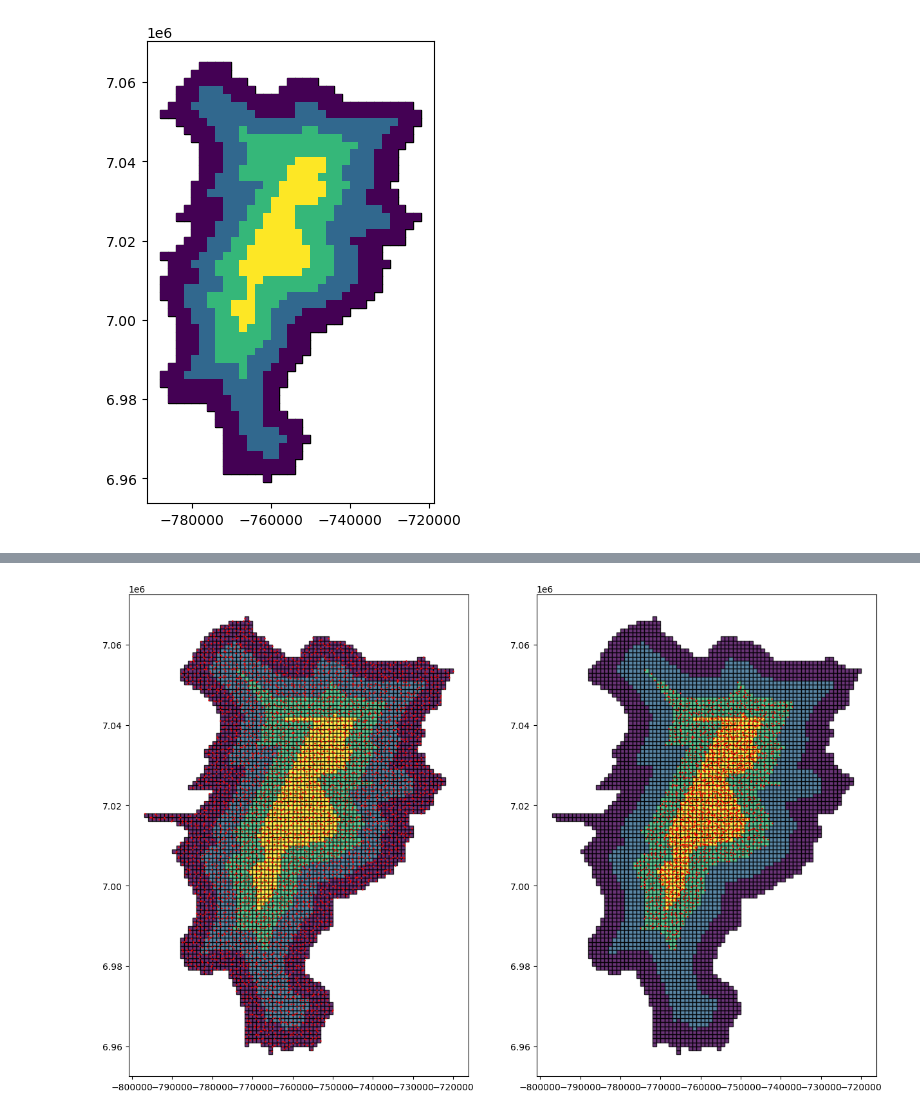
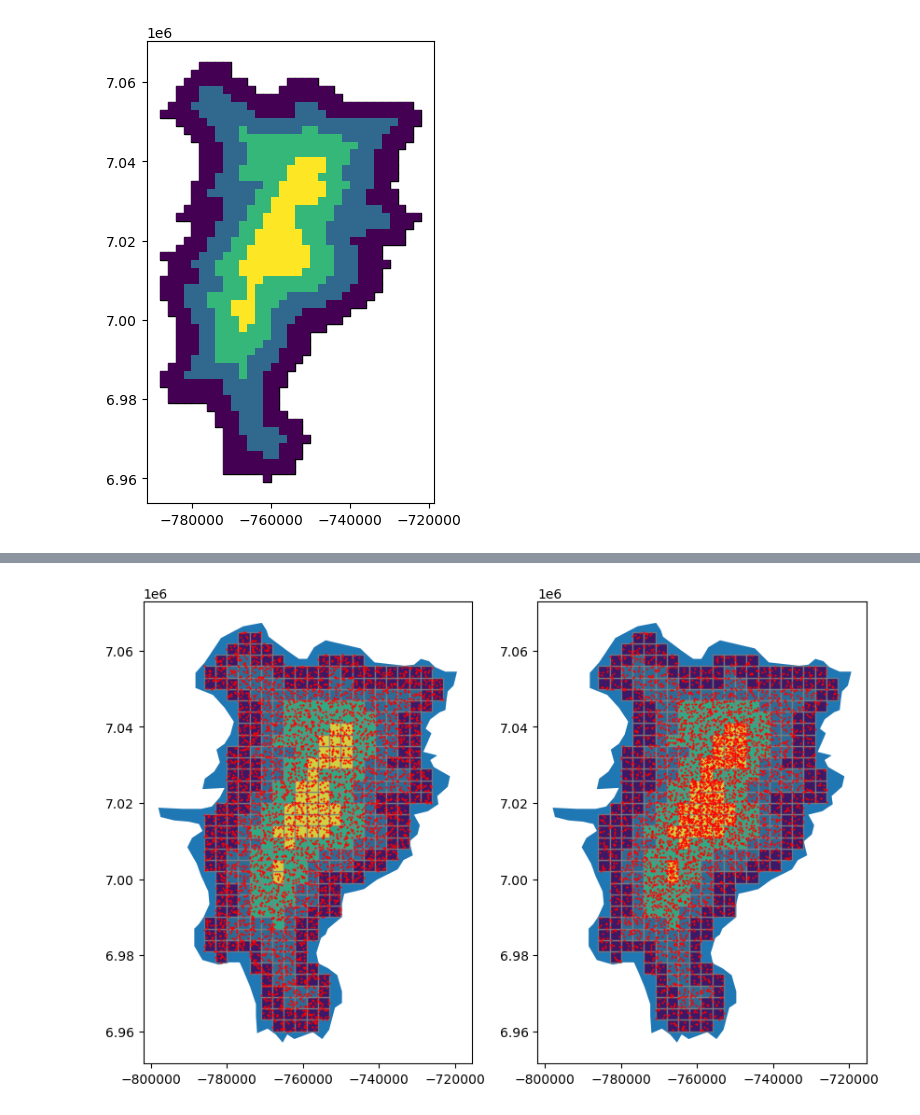
Before and after one commit to paddeaux/radian, a Jupyter notebook: radian_testing.ipynb, the cells around one changed output, grey strips where cells are left out. Drawn from its saved outputs; the diff is of its cells as text; code cells hidden in the pictures.

```diff
--- a/radian_testing.ipynb
+++ b/radian_testing.ipynb
@@ -571,50 +571,86 @@ Name: 0, dtype: geometry
 # %%
 def points_in_raster_grid(raster_grid, total_points=5000, by_area=False):
     multipol_lens = [len(multi_poly.geoms) for multi_poly in raster_grid['geometry']]
-
+    total_grids = np.sum(multipol_lens)
     if by_area:
         multipoly_nums = np.round(total_points / 4)
         multipoly_blocks = multipoly_nums / multipol_lens
-    else:
+    else: # uniform (total_points - (total_points % total_grids)) / total_grids
+        points_per_grid = (total_points - (total_points % total_grids)) / total_grids
+        multipoly_blocks = [points_per_grid for i in range(4)]
         multipoly_nums = np.floor(total_points * (multipol_lens / np.sum(multipol_lens)))
-        multipoly_blocks = multipoly_nums / multipol_lens
 
-    print("Grids in each buffer:\t", multipol_lens)
-    print("Points proportion by buffer\t:", multipoly_nums)
-    print("Points per grid by buffer:\t", multipoly_blocks)
+        # uniform division
+        points_per_grid = (total_points - (total_points % total_grids)) / total_grids
+
+        points_grid = [points_per_grid] * total_grids
+        points_mod = total_points - sum(points_grid)
+
+        points_remain = []
+        j = 0
+        for i in range(0, total_grids):
+            if i % 2 == 0:
+                points_remain.append(0)
+            else:
+                if j < points_mod:
+                    points_remain.append(1)
+                    j += 1
+                else:
+                    points_remain.append(0)
+
+        print("length of points_remain", len(points_remain))
+
+        multipoly_blocks = np.add(points_grid, points_remain)
+        #print("points per grid", multipoly_blocks)
+        multipoly_blocks = [int(x) for x in multipoly_blocks]
+        print("total points ", sum(multipoly_blocks))
+        count_twelve = 0
+        for x in multipoly_blocks:
+            if x == 12:
+                count_twelve += 1
+
+        print("number of 12s ", count_twelve)
+
+    print(multipoly_blocks)
 
     points_list = []
-    multi_poly_counter = 0
+    grid_index = 0
     for i, multi_poly in enumerate(raster_grid['geometry']):
+        for poly in multi_poly.geoms:
+            if by_area:
+                grid_index = i
+            points_list += uniform_points_in_polygon(poly, multipoly_blocks[grid_index], to_list=True)
+            grid_index += 1
 
-        for poly in multi_poly.geoms:
-            points_list += uniform_points_in_polygon(poly, round(multipoly_blocks[i]), to_list=True)
-            multi_poly_counter += multipoly_blocks[i]
-        print("Multipoly points:", multi_poly_counter)
+    print("points length = ", len(points_list))
 
     grid_gdf = gpd.GeoDataFrame(pd.DataFrame(points_list, columns=['geometry']), geometry='geometry')
 
     return grid_gdf
 
-kildare_original = gpd.read_file('scenarios/kildare/kildare.geojson').to_crs('EPSG:3857')
-kildare_grid = create_raster_grid(file_dir='scenarios/kildare/kildare.geojson',size_in_km=1, to_file=False, plot=False)
-kildare_points_uniform = points_in_raster_grid(kildare_grid, by_area=False)
-kildare_points_byarea = points_in_raster_grid(kildare_grid, by_area=True)
+def demo_example(size=1):
+
+    kildare_original = gpd.read_file('scenarios/kildare/kildare.geojson').to_crs('EPSG:3857')
+    kildare_grid = create_raster_grid(file_dir='scenarios/kildare/kildare.geojson',size_in_km=size, to_file=False, plot=False)
+    kildare_points_uniform = points_in_raster_grid(kildare_grid, by_area=False)
+    kildare_points_byarea = points_in_raster_grid(kildare_grid, by_area=True)
 
 
-print(kildare_grid)
-print("Total uniform points:", len(kildare_points_uniform))
-print("Total area points:", len(kildare_points_byarea))
-fig, axs = plt.subplots(1,2, figsize=(15,10))
+    print(kildare_grid)
+    print("Total uniform points:", len(kildare_points_uniform))
+    print("Total area points:", len(kildare_points_byarea))
+    fig, axs = plt.subplots(1,2, figsize=(10,8))
 
 
-for ax in axs:
-    #kildare_original.plot(ax=ax)
-    kildare_grid.plot(ax=ax, edgecolor='black', cmap='viridis', alpha=0.8)
+    for ax in axs:
+        kildare_original.plot(ax=ax)
+        kildare_grid.plot(ax=ax, edgecolor='grey', cmap='viridis', alpha=0.8)
 
-kildare_points_uniform.plot(ax=axs[0], color='red', markersize=0.5)
-kildare_points_byarea.plot(ax=axs[1], color='red', markersize=0.5)
+    kildare_points_uniform.plot(ax=axs[0], color='red', markersize=0.3)
+    kildare_points_byarea.plot(ax=axs[1], color='red', markersize=0.3)
 
 
-plt.show()
+    plt.show()
+
+demo_example(3)
 # %% [output]
@@ -638 +671 @@ Total area points: 1898
-[figure, old version]
+[figure, new version]
```
Also changed, not shown: parts of 3 cells of this notebook.
